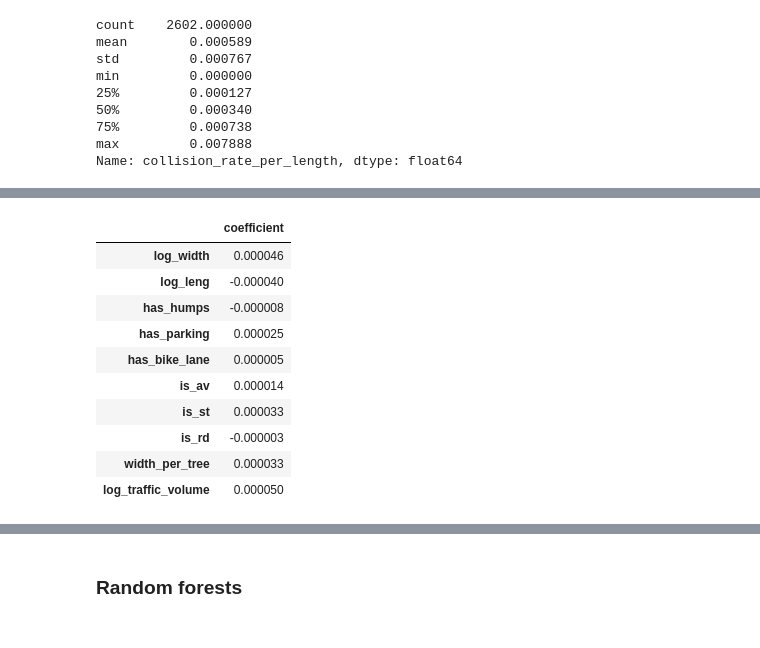
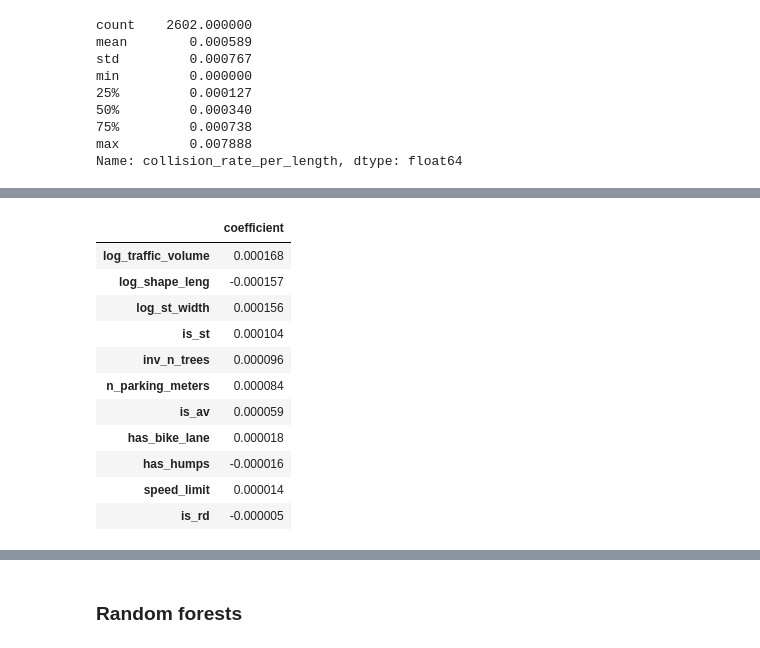
Before and after one commit to jacobvhook/road-speed, a Jupyter notebook: examples/regression_traffic_vol.ipynb, the cells around one changed output, grey strips where cells are left out. Cells and saved outputs as stored; diff of their text form; code cells hidden in the pictures.

```diff
--- a/examples/regression_traffic_vol.ipynb
+++ b/examples/regression_traffic_vol.ipynb
@@ -133,0 +161,3 @@ X_norm = scaler.fit_transform(X_train)
+# %%
+def get_column_names(transformed_columns: list[str] | np.ndarray) -> list[str]:
+    return list(map(lambda o: o.split("__")[1], transformed_columns))
@@ -175 +203,22 @@ test_transformer = ColumnTransformer([()])
+# %%
+coefficients = pd.DataFrame(
+    lin_reg_pipeline["linear_reg"].coef_,
+    index=get_column_names(lin_reg_pipeline["column_transf"].get_feature_names_out()),
+    columns=["coefficient"],
+).sort_values(by="coefficient", key=abs, ascending=False)
+# %%
+coefficients
+# %% [output]
+|  | coefficient |
+| log_traffic_volume | 0.000168 |
+| log_shape_leng | -0.000157 |
+| log_st_width | 0.000156 |
+| is_st | 0.000104 |
+| inv_n_trees | 0.000096 |
+| n_parking_meters | 0.000084 |
+| is_av | 0.000059 |
+| has_bike_lane | 0.000018 |
+| has_humps | -0.000016 |
+| speed_limit | 0.000014 |
+| is_rd | -0.000005 |
 # %%
@@ -182,17 +232,3 @@ with open("../models/regression/base_linear.pkl", "wb") as f:
-# %%
-pd.DataFrame(lin_reg.coef_, index=X_train.columns, columns=["coefficient"])
-# %% [output]
-|  | coefficient |
-| log_width | 0.000046 |
-| log_leng | -0.000040 |
-| has_humps | -0.000008 |
-| has_parking | 0.000025 |
-| has_bike_lane | 0.000005 |
-| is_av | 0.000014 |
-| is_st | 0.000033 |
-| is_rd | -0.000003 |
-| width_per_tree | 0.000033 |
-| log_traffic_volume | 0.000050 |
 # %%
 from sklearn.metrics import mean_squared_error, r2_score
 from sklearn.linear_model import Lasso
```
Also changed, not shown: parts of 87 cells of this notebook, 5 other files.
